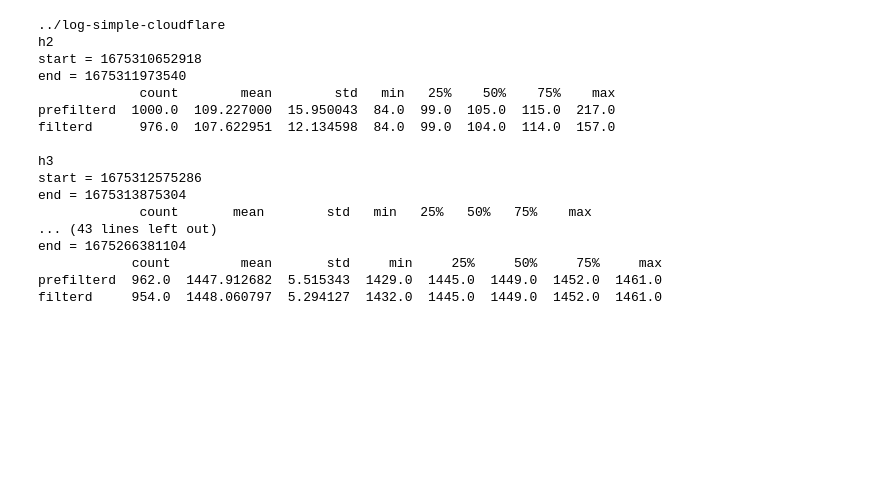
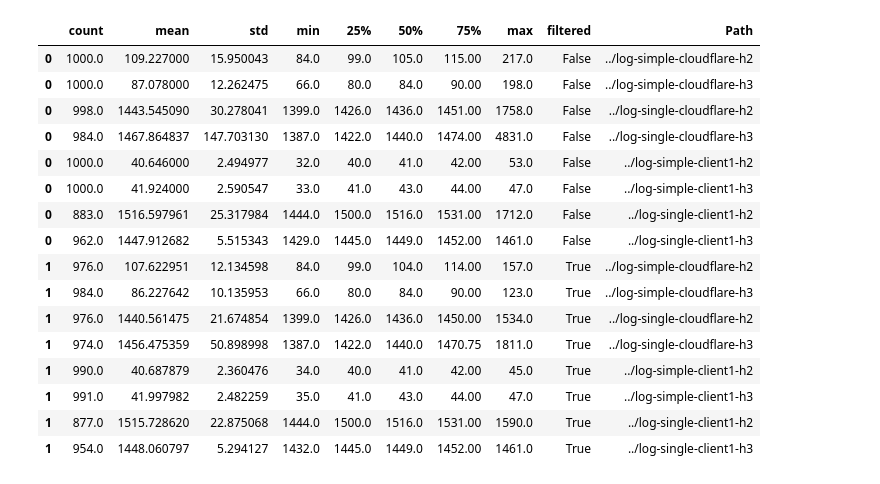
Before and after one commit to totto2727-org/puppeteer-http-protocol-tester, a Jupyter notebook: process/client-time.ipynb, the cells around one changed output. Drawn from its saved outputs; the diff is of its cells as text; code cells hidden in the pictures; blank space fills up the shorter version.

```diff
--- a/process/client-time.ipynb
+++ b/process/client-time.ipynb
@@ -48,36 +59,47 @@ def analyze(df: pd.DataFrame) -> float:
 # %%
-def compare(log: str):
+def compare(df: pd.DataFrame, descrives: pd.DataFrame, log: str):
     h2 = pd.read_json(log + "/h2-performances-processed.json")
     h3 = pd.read_json(log + "/h3-performances-prosessed.json")
     # print()
-    print(log)
-    print("h2")
-    result_h2 = analyze(h2)
-    print(result_h2)
-    print()
-    print("h3")
-    result_h3 = analyze(h3)
-    print(result_h3)
-
-    print()
+    # print(log)
+    # print("h2")
+    series_h2, result_h2 = analyze(h2, log, "h2")
+    df[f"{log}-h2"] = series_h2
+    descrives = pd.concat([descrives, result_h2])
+    # print(result_h2)
+    # print("h3")
+    series_h3, result_h3 = analyze(h3, log, "h3")
+    df[f"{log}-h3"] = series_h3
+    descrives = pd.concat([descrives, result_h3])
+    # print(result_h3)
+    return df, descrives
-# %%
-for log in logs:
-    compare(log)
-# %% [output]
-../log-simple-cloudflare
-h2
-start = 1675310652918
-end = 1675311973540
-             count        mean        std   min   25%    50%    75%    max
-prefilterd  1000.0  109.227000  15.950043  84.0  99.0  105.0  115.0  217.0
-filterd      976.0  107.622951  12.134598  84.0  99.0  104.0  114.0  157.0
-
-h3
-start = 1675312575286
-end = 1675313875304
-             count       mean        std   min   25%   50%   75%    max
-... (43 lines left out)
-end = 1675266381104
-            count         mean       std     min     25%     50%     75%     max
-prefilterd  962.0  1447.912682  5.515343  1429.0  1445.0  1449.0  1452.0  1461.0
-filterd     954.0  1448.060797  5.294127  1432.0  1445.0  1449.0  1452.0  1461.0
+# %%
+results = pd.DataFrame()
+describes = pd.DataFrame(
+    columns=["count", "mean", "std", "min", "25%", "50%", "75%", "max"]
+)
+for log in logs:
+    (results, describes) = compare(results, describes, log)
+results.to_csv("client-time.csv")
+describes.sort_values("filtered", inplace=True)
+describes.to_csv("client-time-describe.csv")
+describes[describes["filtered"] == True].to_csv("client-time-describe-filtered.csv")
+describes
+# %% [output]
+|  | count | mean | std | min | 25% | 50% | 75% | max | filtered | Path |
+| 0 | 1000.0 | 109.227000 | 15.950043 | 84.0 | 99.0 | 105.0 | 115.00 | 217.0 | False | ../log-simple-cloudflare-h2 |
+| 0 | 1000.0 | 87.078000 | 12.262475 | 66.0 | 80.0 | 84.0 | 90.00 | 198.0 | False | ../log-simple-cloudflare-h3 |
+| 0 | 998.0 | 1443.545090 | 30.278041 | 1399.0 | 1426.0 | 1436.0 | 1451.00 | 1758.0 | False | ../log-single-cloudflare-h2 |
+| 0 | 984.0 | 1467.864837 | 147.703130 | 1387.0 | 1422.0 | 1440.0 | 1474.00 | 4831.0 | False | ../log-single-cloudflare-h3 |
+| 0 | 1000.0 | 40.646000 | 2.494977 | 32.0 | 40.0 | 41.0 | 42.00 | 53.0 | False | ../log-simple-client1-h2 |
+| 0 | 1000.0 | 41.924000 | 2.590547 | 33.0 | 41.0 | 43.0 | 44.00 | 47.0 | False | ../log-simple-client1-h3 |
+| 0 | 883.0 | 1516.597961 | 25.317984 | 1444.0 | 1500.0 | 1516.0 | 1531.00 | 1712.0 | False | ../log-single-client1-h2 |
+| 0 | 962.0 | 1447.912682 | 5.515343 | 1429.0 | 1445.0 | 1449.0 | 1452.00 | 1461.0 | False | ../log-single-client1-h3 |
+| 1 | 976.0 | 107.622951 | 12.134598 | 84.0 | 99.0 | 104.0 | 114.00 | 157.0 | True | ../log-simple-cloudflare-h2 |
+| 1 | 984.0 | 86.227642 | 10.135953 | 66.0 | 80.0 | 84.0 | 90.00 | 123.0 | True | ../log-simple-cloudflare-h3 |
+| 1 | 976.0 | 1440.561475 | 21.674854 | 1399.0 | 1426.0 | 1436.0 | 1450.00 | 1534.0 | True | ../log-single-cloudflare-h2 |
+| 1 | 974.0 | 1456.475359 | 50.898998 | 1387.0 | 1422.0 | 1440.0 | 1470.75 | 1811.0 | True | ../log-single-cloudflare-h3 |
+| 1 | 990.0 | 40.687879 | 2.360476 | 34.0 | 40.0 | 41.0 | 42.00 | 45.0 | True | ../log-simple-client1-h2 |
+| 1 | 991.0 | 41.997982 | 2.482259 | 35.0 | 41.0 | 43.0 | 44.00 | 47.0 | True | ../log-simple-client1-h3 |
+| 1 | 877.0 | 1515.728620 | 22.875068 | 1444.0 | 1500.0 | 1516.0 | 1531.00 | 1590.0 | True | ../log-single-client1-h2 |
+| 1 | 954.0 | 1448.060797 | 5.294127 | 1432.0 | 1445.0 | 1449.0 | 1452.00 | 1461.0 | True | ../log-single-client1-h3 |
```
Also changed, not shown: parts of 5 cells of this notebook, 3 other files.
